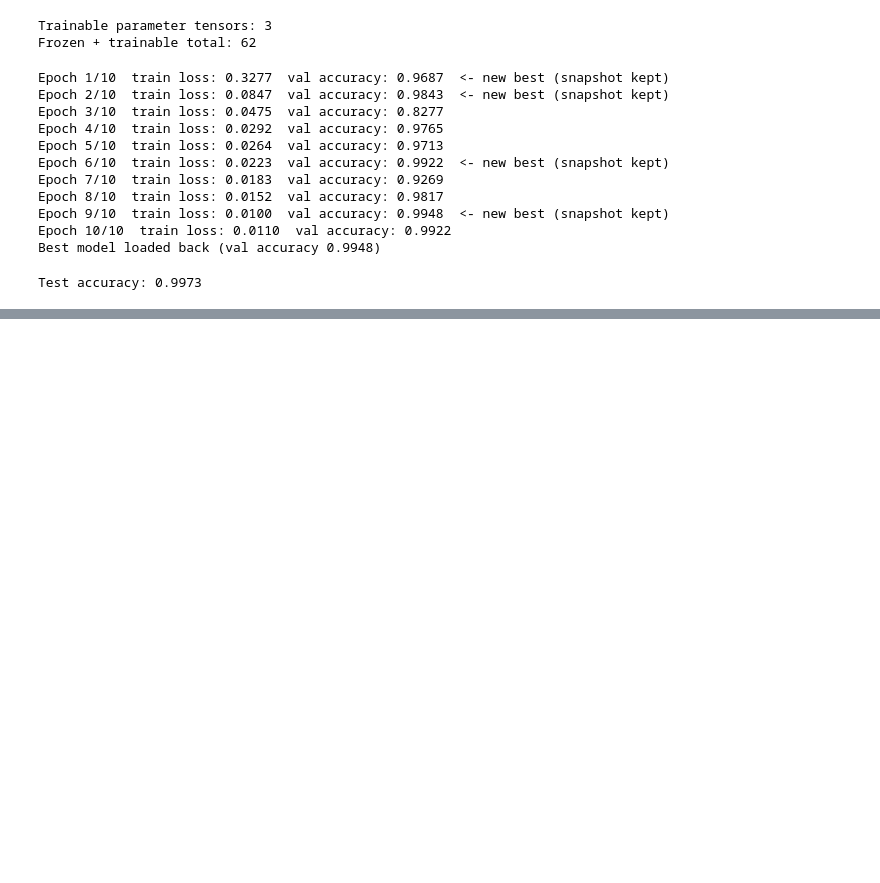
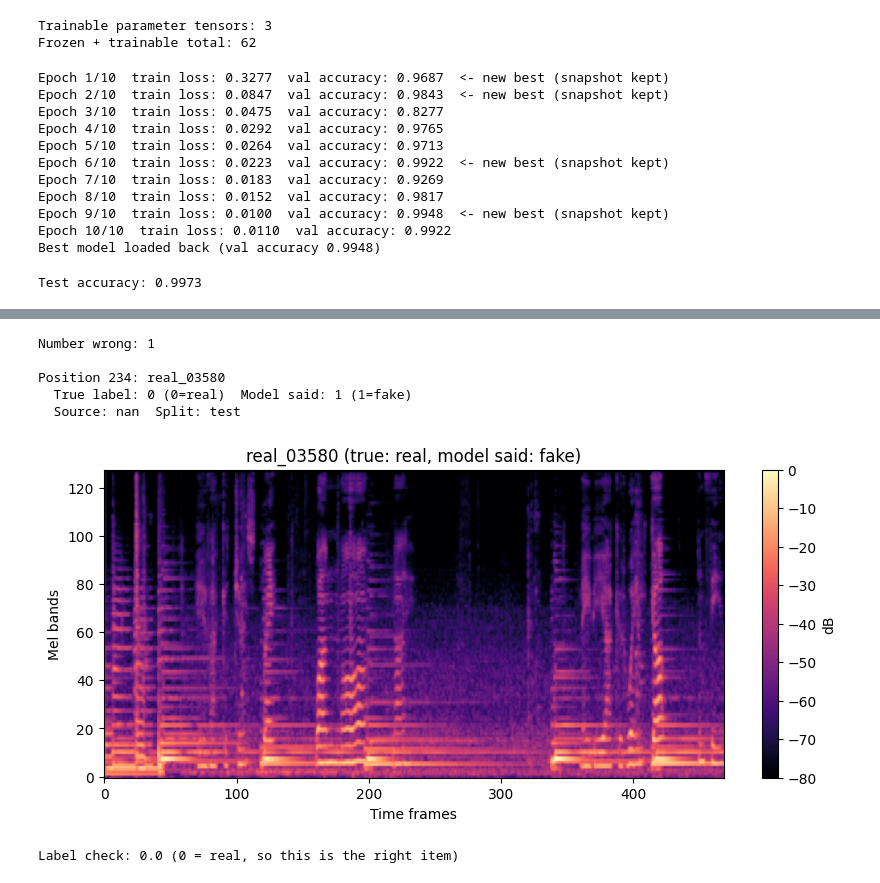
Before and after one commit to cianbond/ai-music-detector, a Jupyter notebook: cnn_training.ipynb, the cells around one changed output, grey strips where cells are left out. Saved outputs shown, nothing was run; the diff lists cells and outputs as text; code cells hidden in the pictures; blank space fills up the shorter version.

```diff
--- a/cnn_training.ipynb
+++ b/cnn_training.ipynb
@@ -493,0 +617,59 @@ drwx------ 3 root root 4.0K Jun 22 21:10 data
+# %%
+import numpy as np
+
+# Find which test track the model got wrong (the single false positive from the confusion matrix).
+# The verdict lists are just 1s and 0s so they dont carry filenames. To recover which track it was rebuild the test table in the same order the loader served it then find the mismatching row.
+
+test_rows = working[working["split"] == "test"].reset_index(drop=True) # the 370 test tracks in the same order as test_loader
+
+preds_arr = np.array(test_preds)   # verdicts as an array so they can be compared elementwise
+
+labels_arr = np.array(test_labels) # truths as an array
+
+wrong_positions = np.where(preds_arr != labels_arr)[0] # positions where verdict and truth disagree
+
+print("Number wrong:", len(wrong_positions)) # should be just 1
+
+for pos in wrong_positions:
+
+    row = test_rows.iloc[pos] # the track at that position in the test table
+
+    print(f"\nPosition {pos}: {row['filename']}")
+
+    print(f"  True label: {int(labels_arr[pos])} (0=real)  Model said: {int(preds_arr[pos])} (1=fake)")
+
+    print(f"  Source: {row['source']}  Split: {row['split']}")
+# %% [output]
+Number wrong: 1
+
+Position 234: real_03580
+  True label: 0 (0=real)  Model said: 1 (1=fake)
+  Source: nan  Split: test
+# %%
+import matplotlib.pyplot as plt
+
+# View the spectrogram of the one real track the model wrongly called fake.
+# Pulling it through the loaders dataset means I can see the exact same array the model saw (same file and same loading steps) so I'm judging the same evidence the model judged.
+
+spec, label = test_loader.dataset[234] # item 234 of the test set: the culprit and its true label
+
+spec = spec.squeeze(0).numpy() # drop the channel dimension: (1, 128, 469) becomes (128, 469) for plotting
+
+plt.figure(figsize=(10, 4))
+
+plt.imshow(spec, aspect="auto", origin="lower", cmap="magma") # origin lower puts low frequencies at the bottom (how spectrograms read)
+
+plt.colorbar(label="dB")
+
+plt.title("real_03580 (true: real, model said: fake)")
+
+plt.xlabel("Time frames")
+
+plt.ylabel("Mel bands")
+
+plt.show()
+
+print("Label check:", float(label), "(0 = real, so this is the right item)") # sanity check that position 234 really is a real track
+# %% [output]
+[figure, added]
+Label check: 0.0 (0 = real, so this is the right item)
```
Also changed, not shown: parts of 7 cells of this notebook.
